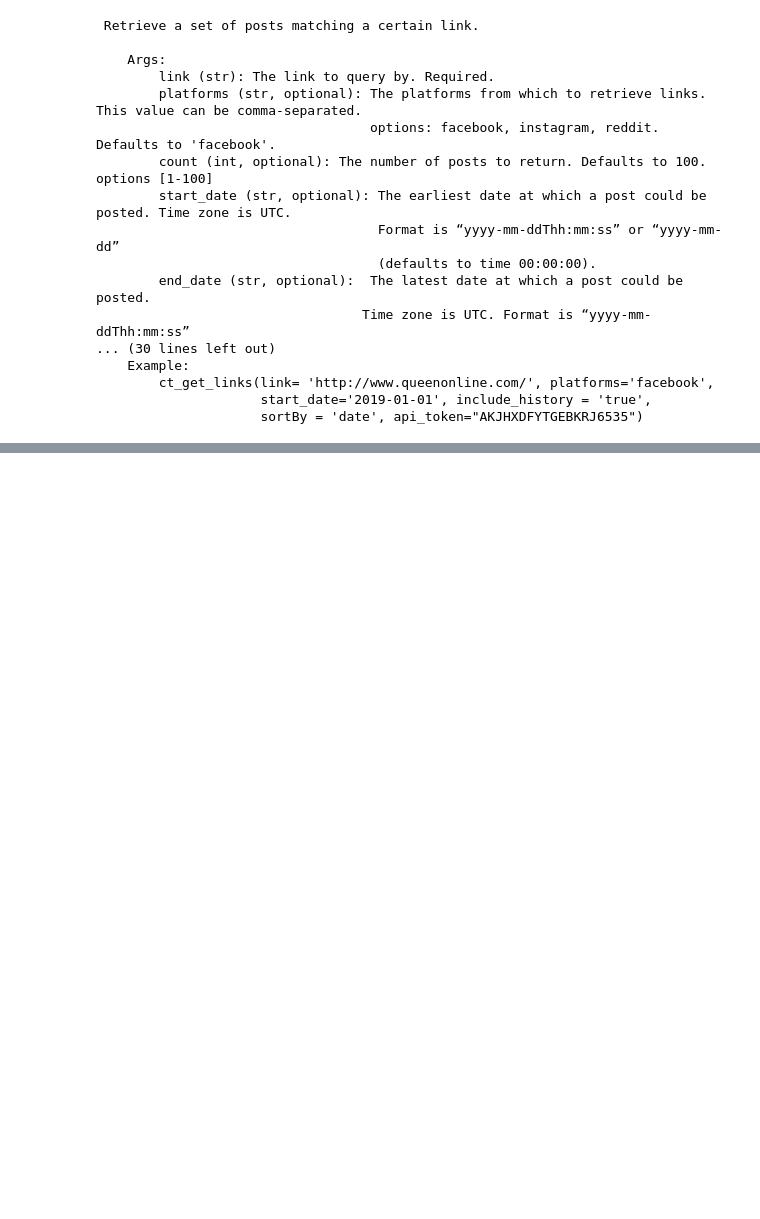
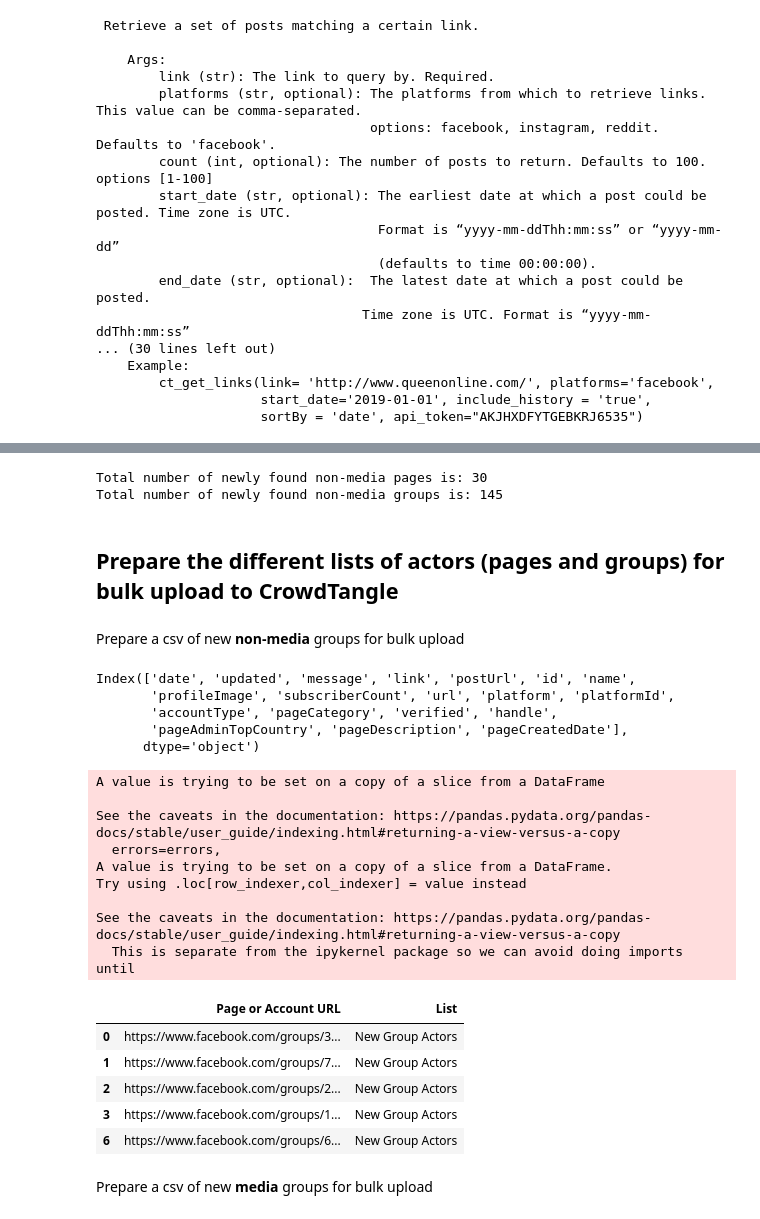
Before and after one commit to LondonStory/CrowdTangle-New-Actor-Searching-Algorithm, a Jupyter notebook: CT_NASA.ipynb, the cells around one changed output, grey strips where cells are left out. Saved outputs shown, nothing was run; the diff lists cells and outputs as text; code cells hidden in the pictures; blank space fills up the shorter version.

Commit message:
Updated algorithm with rule-based heuristics to categorically separate the media and non-media pages

```diff
--- a/CT_NASA.ipynb
+++ b/CT_NASA.ipynb
@@ -253,0 +290,3 @@ output_new_actors_unique.to_csv('/content/drive/MyDrive/PATH_TO_YOUR_DIRECTORY/n
+# %%
+output_new_actors_unique_pages = output_new_actors_unique.loc[output_new_actors_unique['accountType']=='facebook_page']
+output_new_actors_unique_groups = output_new_actors_unique.loc[output_new_actors_unique['accountType']=='facebook_group']
@@ -253,0 +306,42 @@ output_new_actors_unique.to_csv('/content/drive/MyDrive/PATH_TO_YOUR_DIRECTORY/n
+# %%
+new_general_pages = output_new_actors_unique_pages.loc[~output_new_actors_unique_pages['name'].str.contains("media|Media|News|news|Khabar|khabar", case=False)]
+new_general_groups = output_new_actors_unique_groups.loc[~output_new_actors_unique_groups['name'].str.contains("media|Media|News|news|Khabar|khabar", case=False)]
+# %%
+print ("Total number of newly found non-media pages is:", len(new_general_pages))
+print ("Total number of newly found non-media groups is:", len(new_general_groups))
+# %% [output]
+Total number of newly found non-media pages is: 30
+Total number of newly found non-media groups is: 145
+# %% [markdown]
+## Prepare the different lists of actors (pages and groups) for bulk upload to CrowdTangle
+# %% [markdown]
+Prepare a csv of new **non-media** groups for bulk upload
+# %%
+new_general_groups.columns
+# %% [output]
+Index(['date', 'updated', 'message', 'link', 'postUrl', 'id', 'name',
+       'profileImage', 'subscriberCount', 'url', 'platform', 'platformId',
+       'accountType', 'pageCategory', 'verified', 'handle',
+       'pageAdminTopCountry', 'pageDescription', 'pageCreatedDate'],
+      dtype='object')
+# %%
+new_general_groups_csv = new_general_groups[['url']]
+new_general_groups_csv.rename (columns={'url': 'Page or Account URL'}, inplace=True)
+new_general_groups_csv['List']='New Group Actors'
+new_general_groups_csv.head()
+# %% [output]
+A value is trying to be set on a copy of a slice from a DataFrame
+
+See the caveats in the documentation: https://pandas.pydata.org/pandas-docs/stable/user_guide/indexing.html#returning-a-view-versus-a-copy
+  errors=errors,
+A value is trying to be set on a copy of a slice from a DataFrame.
+Try using .loc[row_indexer,col_indexer] = value instead
+
+See the caveats in the documentation: https://pandas.pydata.org/pandas-docs/stable/user_guide/indexing.html#returning-a-view-versus-a-copy
+  This is separate from the ipykernel package so we can avoid doing imports until
+|  | Page or Account URL | List |
+| 0 | https://www.facebook.com/groups/3... | New Group Actors |
+| 1 | https://www.facebook.com/groups/7... | New Group Actors |
+| 2 | https://www.facebook.com/groups/2... | New Group Actors |
+| 3 | https://www.facebook.com/groups/1... | New Group Actors |
+| 6 | https://www.facebook.com/groups/6... | New Group Actors |
@@ -253,0 +350,2 @@ output_new_actors_unique.to_csv('/content/drive/MyDrive/PATH_TO_YOUR_DIRECTORY/n
+# %% [markdown]
+Prepare a csv of new **media** groups for bulk upload
```
Also changed, not shown: parts of 38 cells of this notebook.
